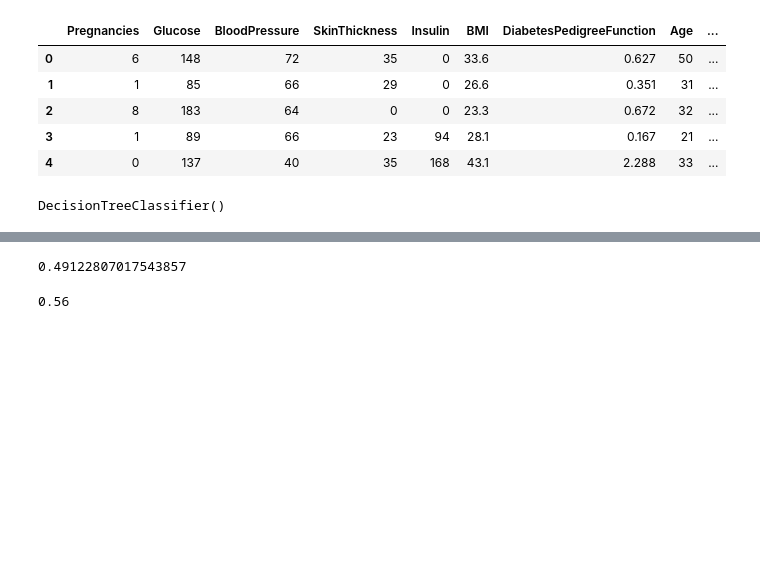
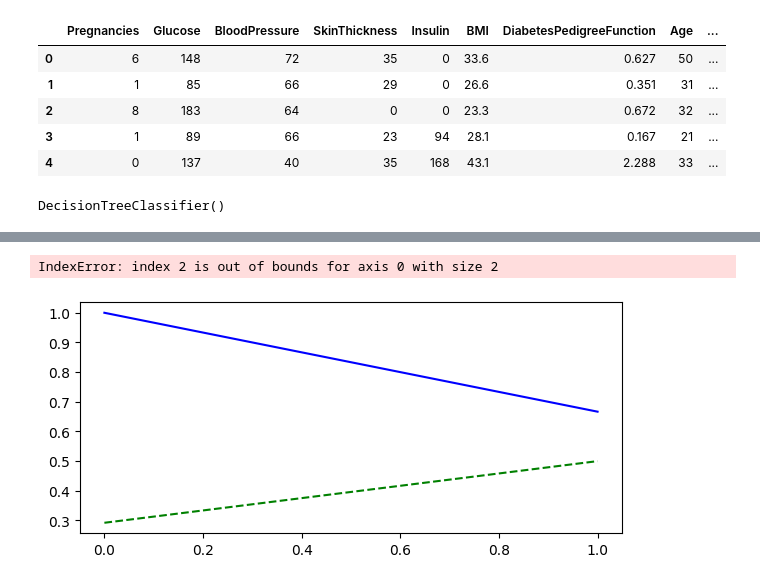
Before and after one commit to abhisunny2610/Data-Science, a Jupyter notebook: Machine Learning/Untitled.ipynb, the cells around one changed output, grey strips where cells are left out. Drawn from its saved outputs; the diff is of its cells as text; code cells hidden in the pictures; blank space fills up the shorter version.

Commit message:
Decision Tree

```diff
--- a/Machine Learning/Untitled.ipynb
+++ b/Machine Learning/Untitled.ipynb
@@ -37,4 +36,0 @@ accuracy_score(test_y, y_pred)
-# %%
-y_pred_prob = cross_val_predict(d_tree, train_x, train_y, cv=3, method="decision_function")
-
-precisions, recalls, thresholds = precision_recall_curve(train_y, y_pred_prob)
@@ -43,3 +37,8 @@ AttributeError: 'DecisionTreeClassifier' object has no attribute 'decision_funct
+# %%
+# Calculate the probabilities for each class
+y_probs = d_tree.predict_proba(test_x)
+# For binary classification, we use the probabilities of the positive class
+y_probs = y_probs[:, 1]
 # %%
 confusion_matrix(test_y, y_pred)
 cfm = ConfusionMatrixDisplay(confusion_matrix(test_y, y_pred), display_labels=["Negative", "Positive"])
@@ -50,10 +49,17 @@ cfm.plot()
-# %%
-## precision score
-precision_score(test_y, y_pred)
-# %% [output]
-0.49122807017543857
-# %%
-## recall_score
-recall_score(test_y, y_pred)
-# %% [output]
-0.56
+# %%
+precision, recall, thresholds = precision_recall_curve(test_y, y_probs)
+fig, ax = plt.subplots(figsize=(7,3))
+
+threshold_60_precison_idx = np.argmax(precision >=
+0.5037735849056604)
+
+ax.plot(thresholds, precision[:-1], '--g', label='precision')
+ax.plot(thresholds, recall[:-1], '-b', label="recall")
+ax.plot(thresholds[threshold_60_precison_idx], precision[threshold_60_precison_idx], "ro")
+ax.plot(thresholds[threshold_60_precison_idx], recalls[threshold_60_precison_idx], "ro")
+ax.hlines(0.6, -6, 4, "red", '--')
+
+ax.legend()
+# %% [output]
+IndexError: index 2 is out of bounds for axis 0 with size 2
+[figure, added]
```
Also changed, not shown: parts of 5 cells of this notebook.
